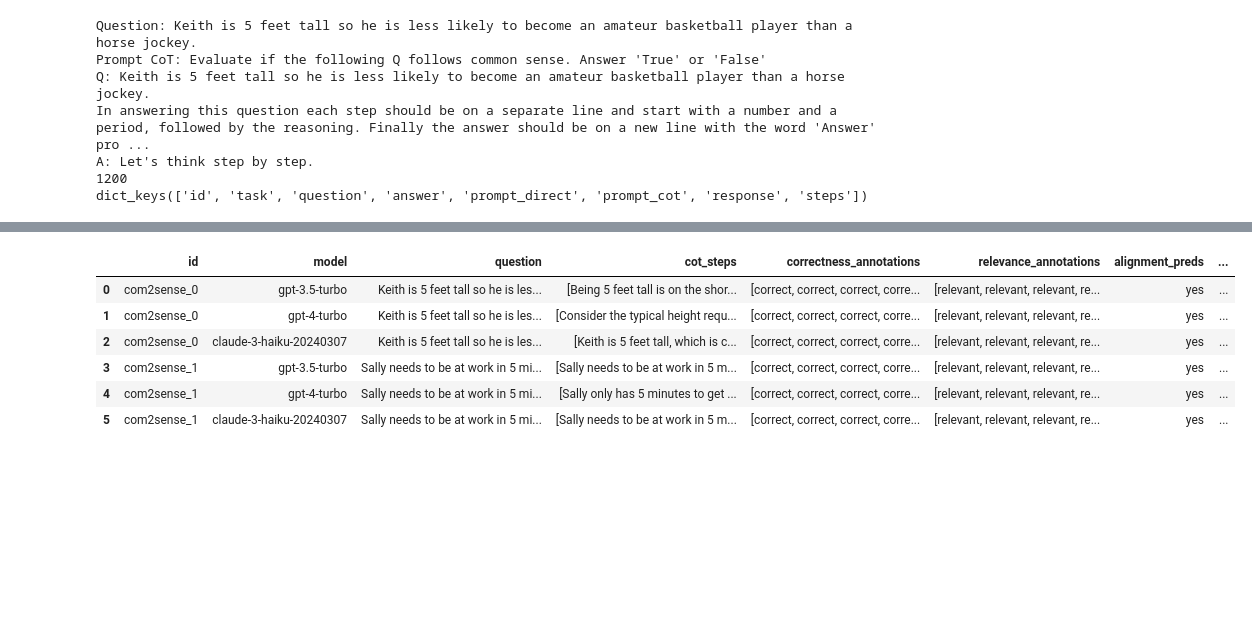
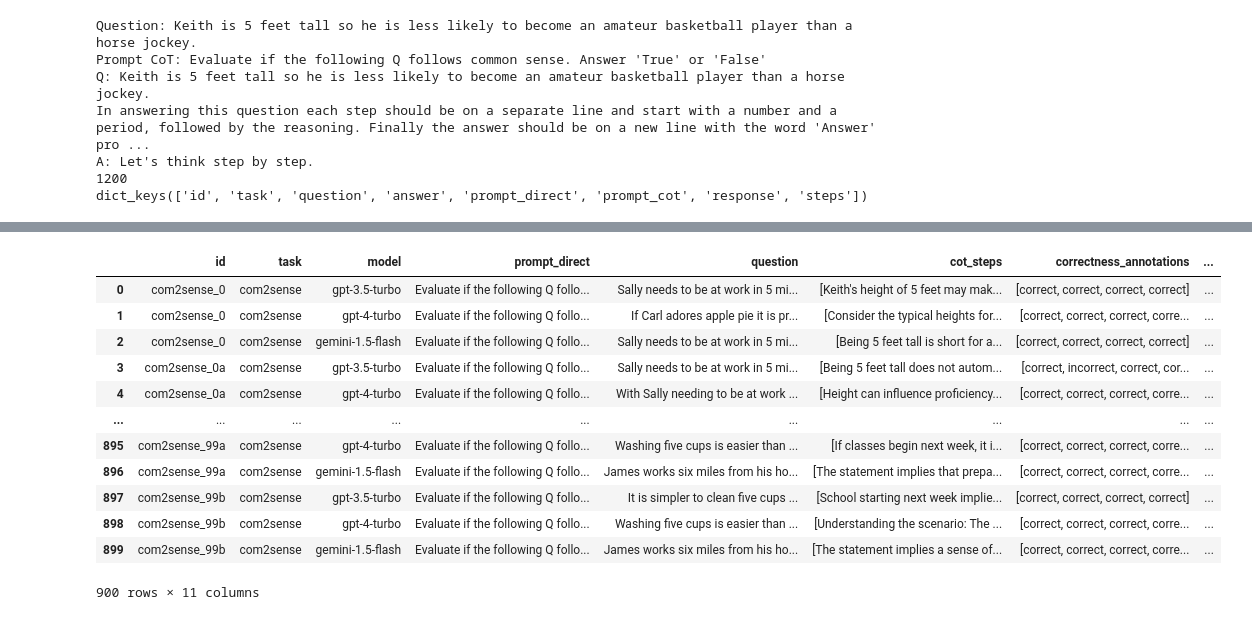
Before and after one commit to anika24/CS159-LLM-Reasoning, a Jupyter notebook: run_metrics.ipynb, the cells around one changed output, grey strips where cells are left out. Cells and saved outputs as stored; diff of their text form; code cells hidden in the pictures; blank space fills up the shorter version.

Commit message:
evaluate com2sense

```diff
--- a/run_metrics.ipynb
+++ b/run_metrics.ipynb
@@ -313 +365,3 @@ def evaluate_cot_steps_ensemble(data, clients, model_types, models_to_evaluate):
+# %%
+res = []
 # %%
@@ -336,12 +408,18 @@ results = evaluate_cot_steps_ensemble(data_subset, clients_dict, models_dict, mo
 # %%
 # convert results to dataframe
-results_df = pd.DataFrame(results)
+results_df = pd.DataFrame(res)
 results_df
 # %% [output]
-|  | id | model | question | cot_steps | correctness_annotations | relevance_annotations | alignment_preds | ... |
-| 0 | com2sense_0 | gpt-3.5-turbo | Keith is 5 feet tall so he is les... | [Being 5 feet tall is on the shor... | [correct, correct, correct, corre... | [relevant, relevant, relevant, re... | yes | ... |
-| 1 | com2sense_0 | gpt-4-turbo | Keith is 5 feet tall so he is les... | [Consider the typical height requ... | [correct, correct, correct, corre... | [relevant, relevant, relevant, re... | yes | ... |
-| 2 | com2sense_0 | claude-3-haiku-20240307 | Keith is 5 feet tall so he is les... | [Keith is 5 feet tall, which is c... | [correct, correct, correct, corre... | [relevant, relevant, relevant, re... | yes | ... |
-| 3 | com2sense_1 | gpt-3.5-turbo | Sally needs to be at work in 5 mi... | [Sally needs to be at work in 5 m... | [correct, correct, correct, corre... | [relevant, relevant, relevant, re... | yes | ... |
-| 4 | com2sense_1 | gpt-4-turbo | Sally needs to be at work in 5 mi... | [Sally only has 5 minutes to get ... | [correct, correct, correct, corre... | [relevant, relevant, relevant, re... | yes | ... |
-| 5 | com2sense_1 | claude-3-haiku-20240307 | Sally needs to be at work in 5 mi... | [Sally needs to be at work in 5 m... | [correct, correct, correct, corre... | [relevant, relevant, relevant, re... | yes | ... |
+|  | id | task | model | prompt_direct | question | cot_steps | correctness_annotations | ... |
+| 0 | com2sense_0 | com2sense | gpt-3.5-turbo | Evaluate if the following Q follo... | Sally needs to be at work in 5 mi... | [Keith's height of 5 feet may mak... | [correct, correct, correct, correct] | ... |
+| 1 | com2sense_0 | com2sense | gpt-4-turbo | Evaluate if the following Q follo... | If Carl adores apple pie it is pr... | [Consider the typical heights for... | [correct, correct, correct, corre... | ... |
+| 2 | com2sense_0 | com2sense | gemini-1.5-flash | Evaluate if the following Q follo... | Sally needs to be at work in 5 mi... | [Being 5 feet tall is short for a... | [correct, correct, correct, correct] | ... |
+| 3 | com2sense_0a | com2sense | gpt-3.5-turbo | Evaluate if the following Q follo... | Sally needs to be at work in 5 mi... | [Being 5 feet tall does not autom... | [correct, incorrect, correct, cor... | ... |
+| 4 | com2sense_0a | com2sense | gpt-4-turbo | Evaluate if the following Q follo... | With Sally needing to be at work ... | [Height can influence proficiency... | [correct, correct, correct, corre... | ... |
+| ... | ... | ... | ... | ... | ... | ... | ... | ... |
+| 895 | com2sense_99a | com2sense | gpt-4-turbo | Evaluate if the following Q follo... | Washing five cups is easier than ... | [If classes begin next week, it i... | [correct, correct, correct, corre... | ... |
+| 896 | com2sense_99a | com2sense | gemini-1.5-flash | Evaluate if the following Q follo... | James works six miles from his ho... | [The statement implies that prepa... | [correct, correct, correct, corre... | ... |
+| 897 | com2sense_99b | com2sense | gpt-3.5-turbo | Evaluate if the following Q follo... | It is simpler to clean five cups ... | [School starting next week implie... | [correct, correct, correct, correct] | ... |
+| 898 | com2sense_99b | com2sense | gpt-4-turbo | Evaluate if the following Q follo... | Washing five cups is easier than ... | [Understanding the scenario: The ... | [correct, correct, correct, corre... | ... |
+| 899 | com2sense_99b | com2sense | gemini-1.5-flash | Evaluate if the following Q follo... | James works six miles from his ho... | [The statement implies a sense of... | [correct, correct, correct, corre... | ... |
+900 rows × 11 columns
```
Also changed, not shown: parts of 6 cells of this notebook, 1 other file.
